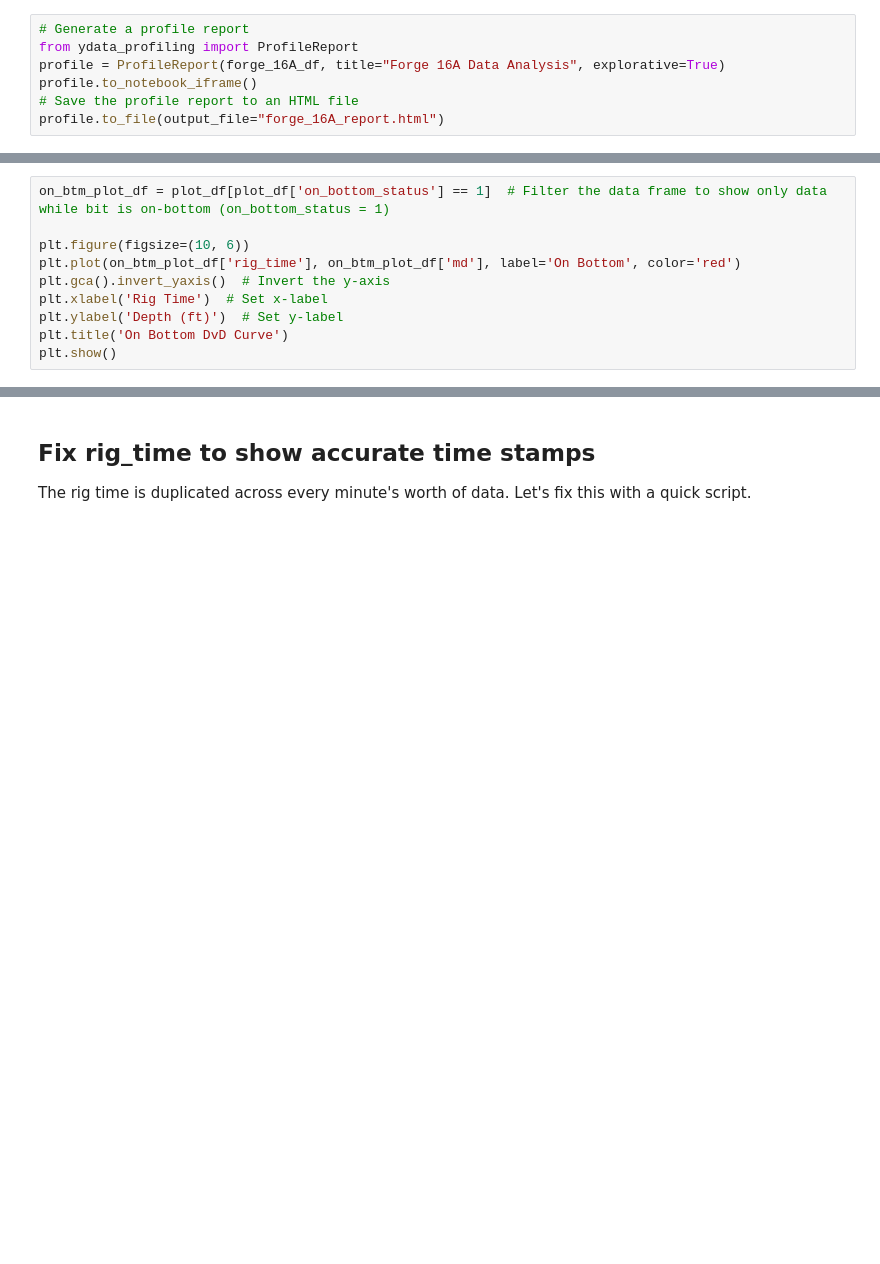
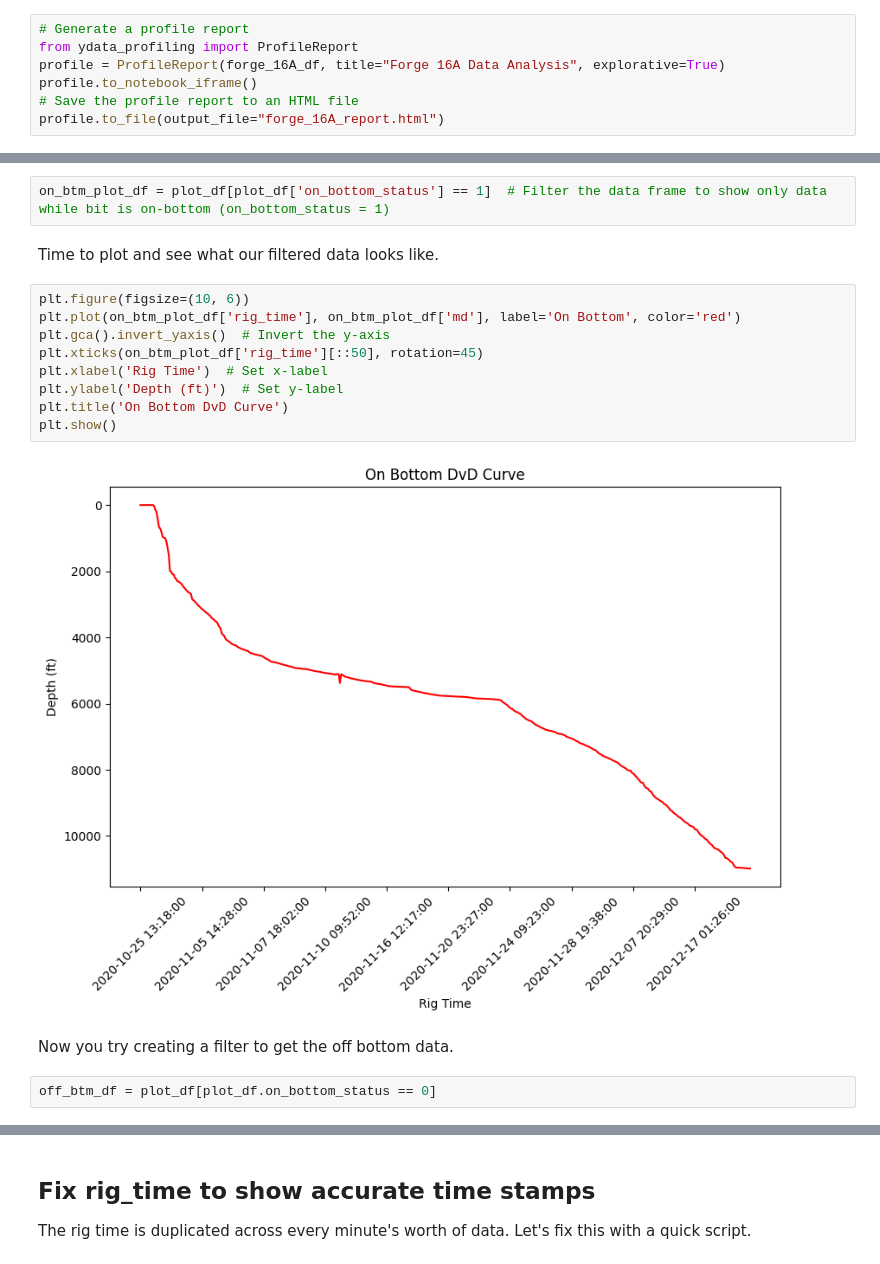
Before and after one commit to johnryan417/python-for-drilling-engineers, a Jupyter notebook: module_1/py_for_de_module_1.ipynb, the cells around one changed output, grey strips where cells are left out. Saved outputs shown, nothing was run; the diff lists cells and outputs as text; blank space fills up the shorter version.

```diff
--- a/module_1/py_for_de_module_1.ipynb
+++ b/module_1/py_for_de_module_1.ipynb
@@ -316,10 +446,19 @@ plt.show()
+# %%
+on_btm_plot_df = plot_df[plot_df['on_bottom_status'] == 1]  # Filter the data frame to show only data while bit is on-bottom (on_bottom_status = 1)
+# %% [markdown]
+Time to plot and see what our filtered data looks like.
 # %%
-on_btm_plot_df = plot_df[plot_df['on_bottom_status'] == 1]  # Filter the data frame to show only data while bit is on-bottom (on_bottom_status = 1)
-
 plt.figure(figsize=(10, 6))
 plt.plot(on_btm_plot_df['rig_time'], on_btm_plot_df['md'], label='On Bottom', color='red')
 plt.gca().invert_yaxis()  # Invert the y-axis
+plt.xticks(on_btm_plot_df['rig_time'][::50], rotation=45)
 plt.xlabel('Rig Time')  # Set x-label
 plt.ylabel('Depth (ft)')  # Set y-label
 plt.title('On Bottom DvD Curve')
 plt.show()
+# %% [output]
+[figure, added]
+# %% [markdown]
+Now you try creating a filter to get the off bottom data.
+# %%
+off_btm_df = plot_df[plot_df.on_bottom_status == 0]
```
Also changed, not shown: parts of 45 cells of this notebook.
